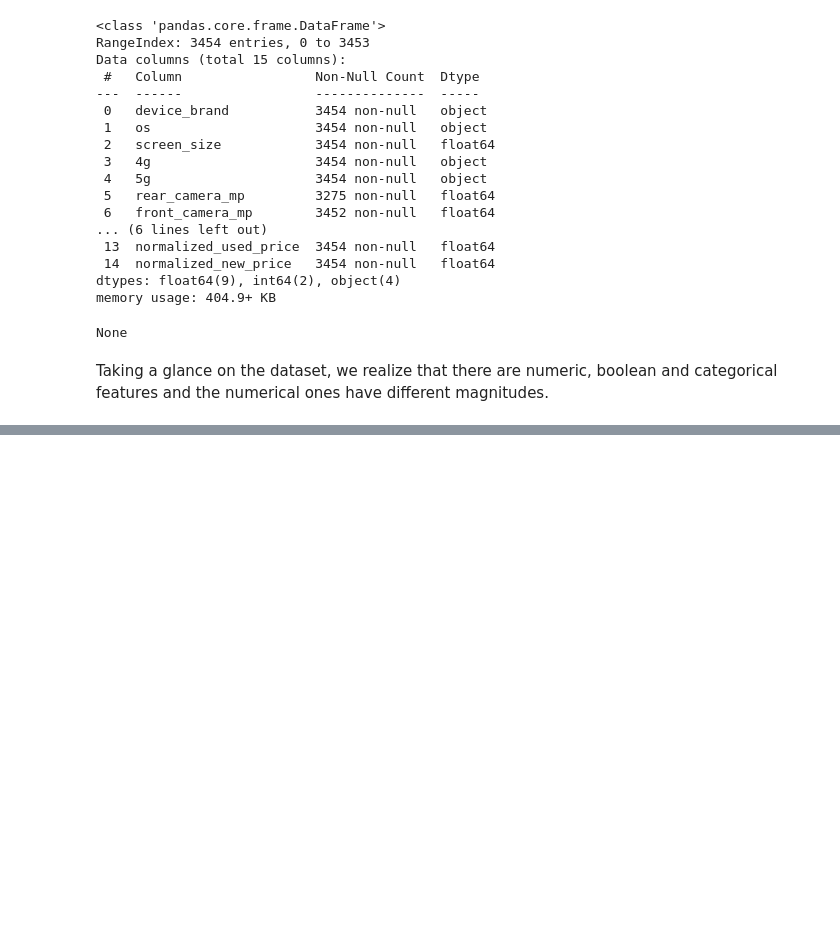
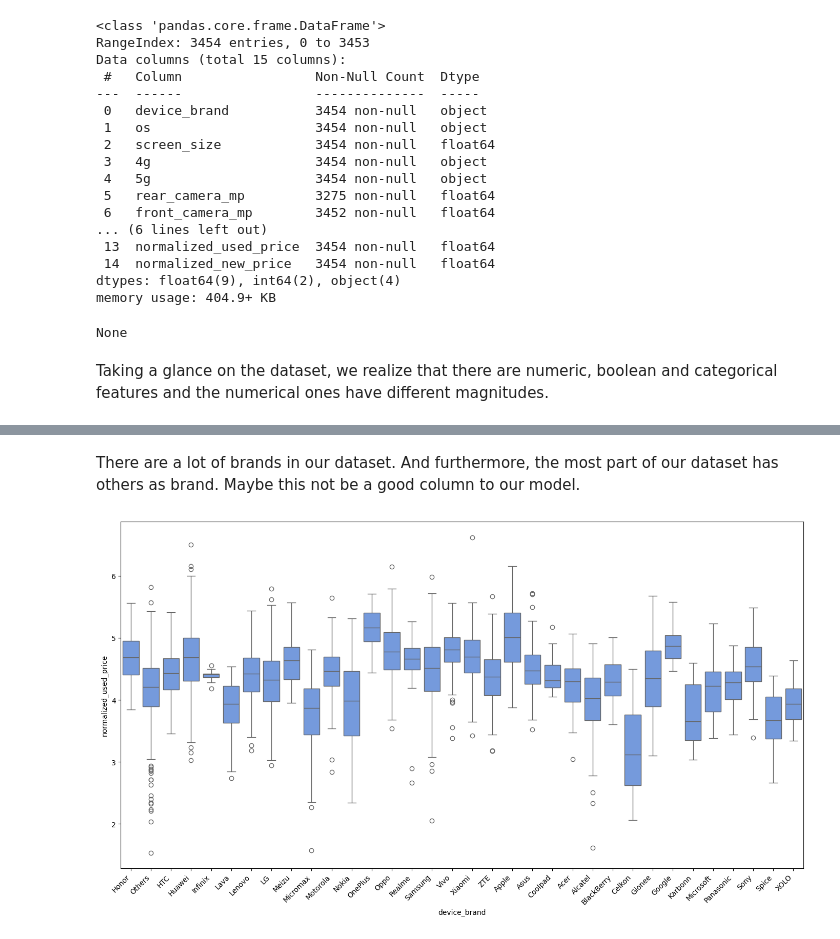
Before and after one commit to Krupique/machine-learning-2026, a Jupyter notebook: 01-used-device-pricing/eda.ipynb, the cells around one changed output, grey strips where cells are left out. Drawn from its saved outputs; the diff is of its cells as text; code cells hidden in the pictures; blank space fills up the shorter version.

```diff
--- a/01-used-device-pricing/eda.ipynb
+++ b/01-used-device-pricing/eda.ipynb
@@ -99,0 +168,17 @@ dtype: int64
+# %% [markdown]
+There are a lot of brands in our dataset. And furthermore, the most part of our dataset has others as brand. Maybe this not be a good column to our model.
+# %%
+plt.figure(figsize=(14, 8))
+
+sns.boxplot(
+    data=df_raw,
+    x="device_brand",
+    y="normalized_used_price",
+    color="cornflowerblue"
+)
+
+plt.xticks(rotation=45, ha="right")
+plt.tight_layout()
+plt.show()
+# %% [output]
+[figure, added]
```
Also changed, not shown: parts of 15 cells of this notebook.
